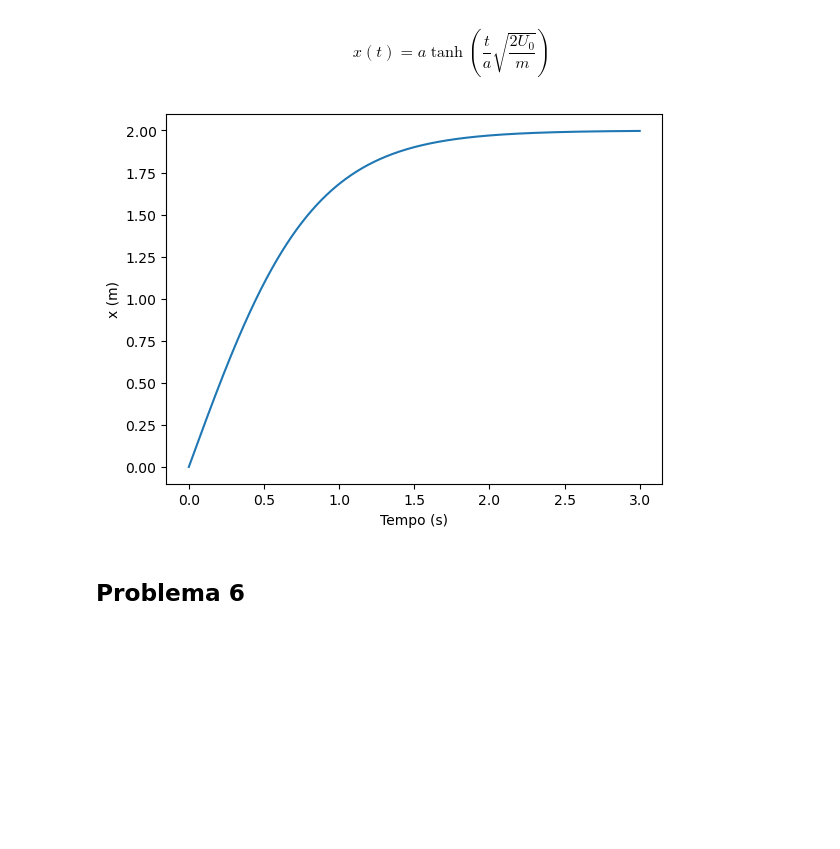
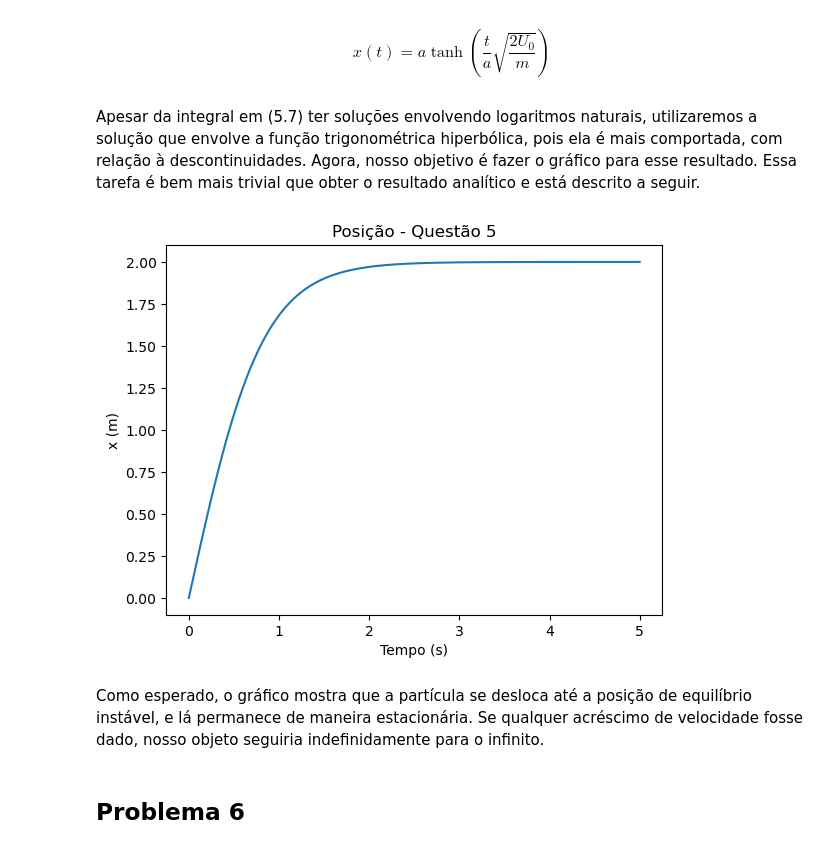
Before and after one commit to manels15/Mec_classica_1, a Jupyter notebook: Lista 1.ipynb, the cells around one changed output. Saved outputs shown, nothing was run; the diff lists cells and outputs as text; code cells hidden in the pictures; blank space fills up the shorter version.

Commit message:
q5 finalizada - manel
terminei a questão 5

```diff
--- a/Lista 1.ipynb
+++ b/Lista 1.ipynb
@@ -455,6 +455,7 @@ u = []
 #Preenchemos o vetor do potencial a partir da definição da função, para cada valor de x determinado anteriormente
 for x in X:
     u.append(U(x))
+    u2.append(U2(x))
 # %%
 #Utilizamos um comando padrão para exibir o gráfico
 plt.plot(X,u)
@@ -544,4 +634,9 @@ $$
 $$
 x(t) = a \tanh \left(\frac{t}{a} \sqrt{\frac{2 U_0}{m}} \right)
 $$
+# %% [markdown]
+Apesar da integral em (5.7) ter soluções envolvendo logaritmos naturais, utilizaremos a solução que envolve a função trigonométrica hiperbólica, pois ela é mais comportada, com relação à descontinuidades. Agora, nosso objetivo é fazer o gráfico para esse resultado. Essa tarefa é bem mais trivial que obter o resultado analítico e está descrito a seguir.
+# %%
+#Definimos o valor da massa da partícula, parâmetro agora necessário para a simulação:
+m = 1
 # %%
@@ -549,6 +645,8 @@ def x(t):
     v = np.sqrt(2*U0/m)
     return a*np.tanh(t*v/a)
 # %%
-tempo = np.linspace(0,3,1000)
+#Fazemos um vetor para armazenarmos o intervalo de tempo escolhido:
+tempo = np.linspace(0,5,1000)
+#E outro vetor para guardar os valores de x obtidos:
 Xp = []
 # %%
@@ -555,12 +654,16 @@ Xp = []
 for t in tempo:
     Xp.append(x(t))
 # %%
+#Utilizamos o comando padrão para gerar o gráfico
 plt.plot(tempo,Xp)
 plt.xlabel("Tempo (s)")
 plt.ylabel("x (m)")
+plt.title("Posição - Questão 5")
 plt.show()
 # %% [output]
-[figure, old version]
+[figure, new version]
+# %% [markdown]
+Como esperado, o gráfico mostra que a partícula se desloca até a posição de equilíbrio instável, e lá permanece de maneira estacionária. Se qualquer acréscimo de velocidade fosse dado, nosso objeto seguiria indefinidamente para o infinito.
 # %% [markdown]
 ## Problema 6
 # %% [markdown]
```
Also changed, not shown: parts of 41 cells of this notebook.
